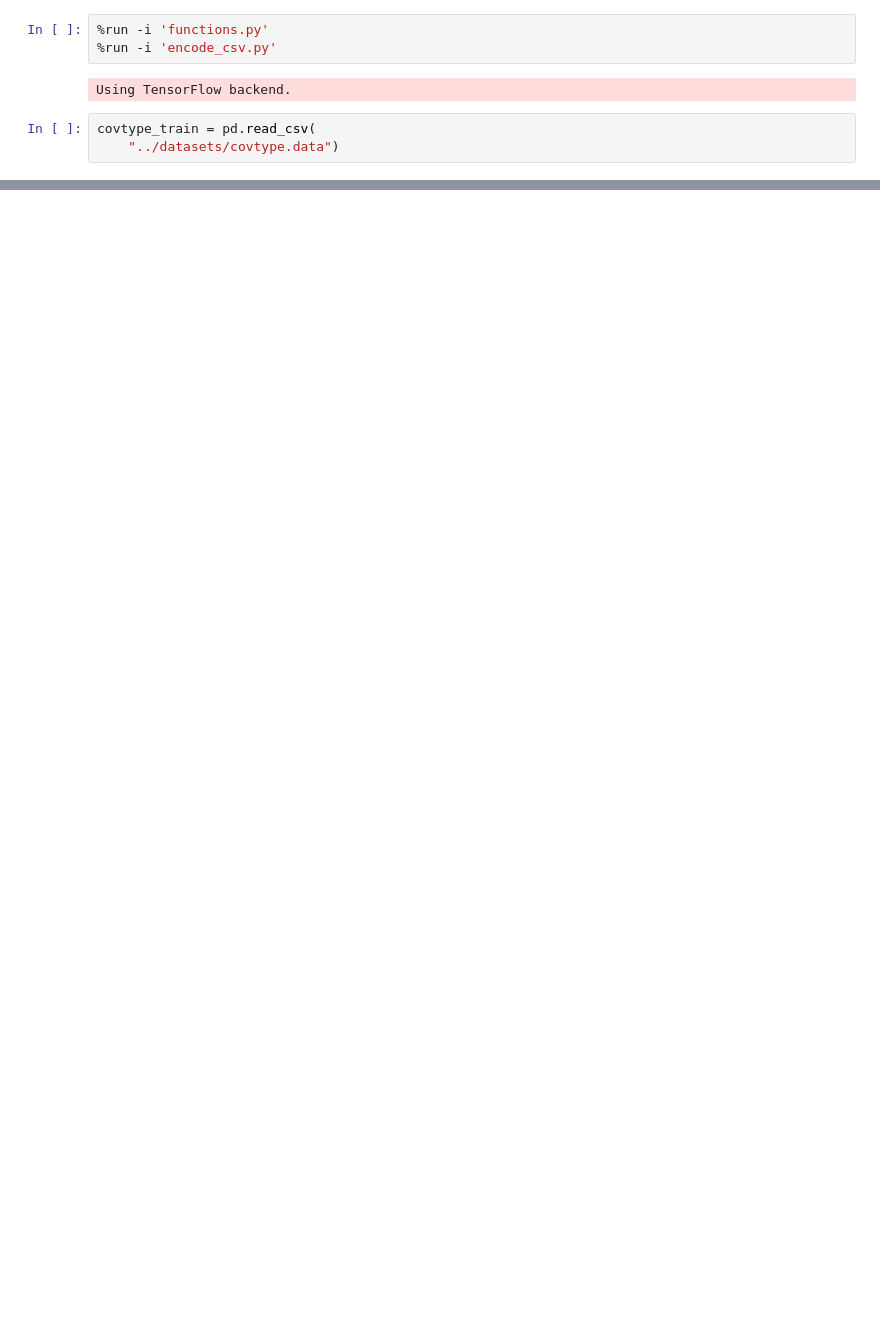
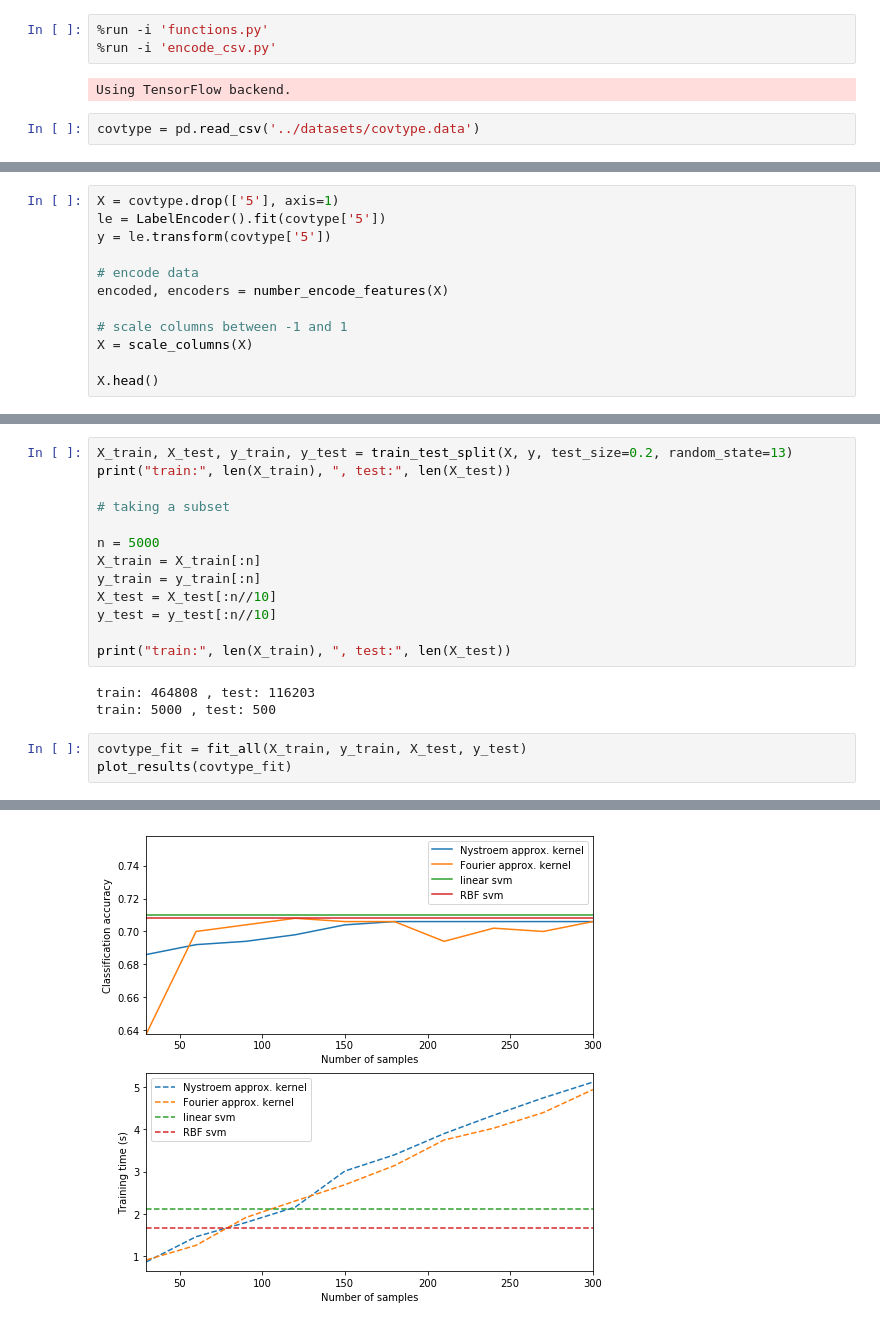
Before and after one commit to ginevracoal/statisticalMachineLearning, a Jupyter notebook: individual_project/code/covtype.ipynb, the cells around one changed output, grey strips where cells are left out. Saved outputs shown, nothing was run; the diff lists cells and outputs as text; blank space fills up the shorter version.

Commit message:
useful examples on covtype

```diff
--- a/individual_project/code/covtype.ipynb
+++ b/individual_project/code/covtype.ipynb
@@ -4,5 +4,4 @@
 # %% [output]
 Using TensorFlow backend.
 # %%
-covtype_train = pd.read_csv(
-    "../datasets/covtype.data")
+covtype = pd.read_csv('../datasets/covtype.data')
@@ -10,0 +41,12 @@ FileNotFoundError: File b'../datasets/covtype.data' does not exist
+# %%
+X = covtype.drop(['5'], axis=1)
+le = LabelEncoder().fit(covtype['5'])
+y = le.transform(covtype['5'])
+
+# encode data
+encoded, encoders = number_encode_features(X)
+
+# scale columns between -1 and 1
+X = scale_columns(X)
+
+X.head()
@@ -10,0 +61,20 @@ FileNotFoundError: File b'../datasets/covtype.data' does not exist
+# %%
+X_train, X_test, y_train, y_test = train_test_split(X, y, test_size=0.2, random_state=13)
+print("train:", len(X_train), ", test:", len(X_test))
+
+# taking a subset
+
+n = 5000
+X_train = X_train[:n]
+y_train = y_train[:n]
+X_test = X_test[:n//10]
+y_test = y_test[:n//10]
+
+print("train:", len(X_train), ", test:", len(X_test))
+# %% [output]
+train: 464808 , test: 116203
+train: 5000 , test: 500
+# %%
+covtype_fit = fit_all(X_train, y_train, X_test, y_test)
+plot_results(covtype_fit)
+# %% [output]
@@ -10,0 +98 @@ FileNotFoundError: File b'../datasets/covtype.data' does not exist
+[figure, added]
```
Also changed, not shown: parts of 17 cells of this notebook, 1 other file.
